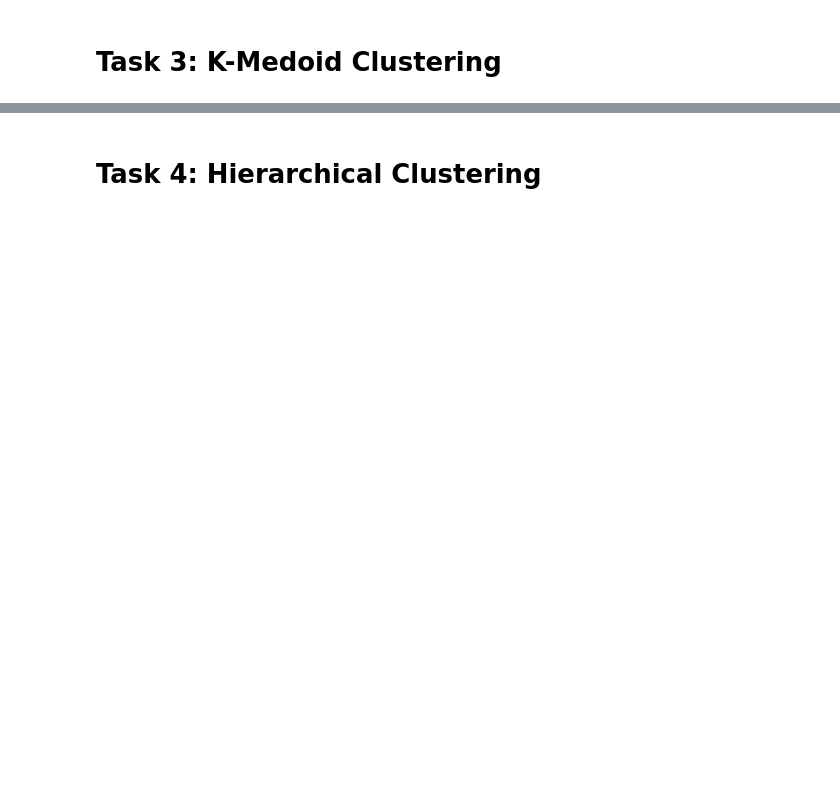
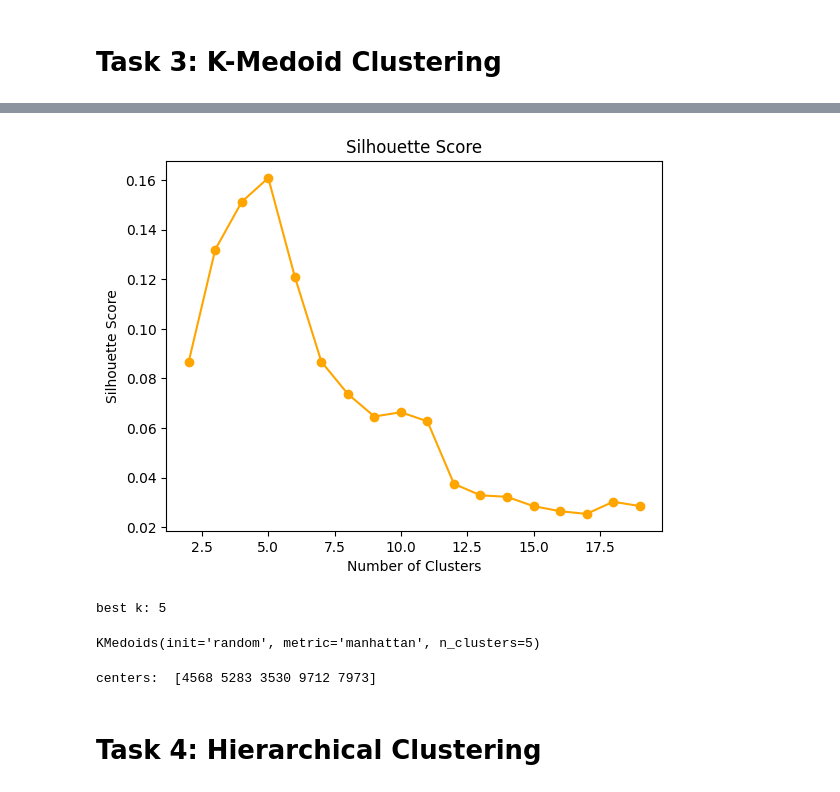
Before and after one commit to FarahHossam126/Data_Mining_Project, a Jupyter notebook: main.ipynb, the cells around one changed output, grey strips where cells are left out. Saved outputs shown, nothing was run; the diff lists cells and outputs as text; code cells hidden in the pictures; blank space fills up the shorter version.

```diff
--- a/main.ipynb
+++ b/main.ipynb
@@ -393,2 +407,25 @@ False
+# %%
+plt.plot(k_range, silhouette_scores, marker='o', color='orange')
+plt.title('Silhouette Score')
+plt.xlabel('Number of Clusters')
+plt.ylabel('Silhouette Score')
+plt.show()
+# %% [output]
+[figure, added]
+# %%
+best_k = list(k_range)[silhouette_scores.index(max(silhouette_scores))]
+print("best k:", best_k)
+# %% [output]
+best k: 5
+# %%
+Kmedoids_model = KMedoids(n_clusters=best_k, metric="manhattan",init="random")
+Kmedoids_model.fit(data)
+# %% [output]
+KMedoids(init='random', metric='manhattan', n_clusters=5)
+# %%
+centers = Kmedoids_model.medoid_indices_
+print("centers: ", centers)
+# %% [output]
+centers:  [4568 5283 3530 9712 7973]
 # %% [markdown]
 # Task 4: Hierarchical Clustering
```
Also changed, not shown: parts of 8 cells of this notebook.
